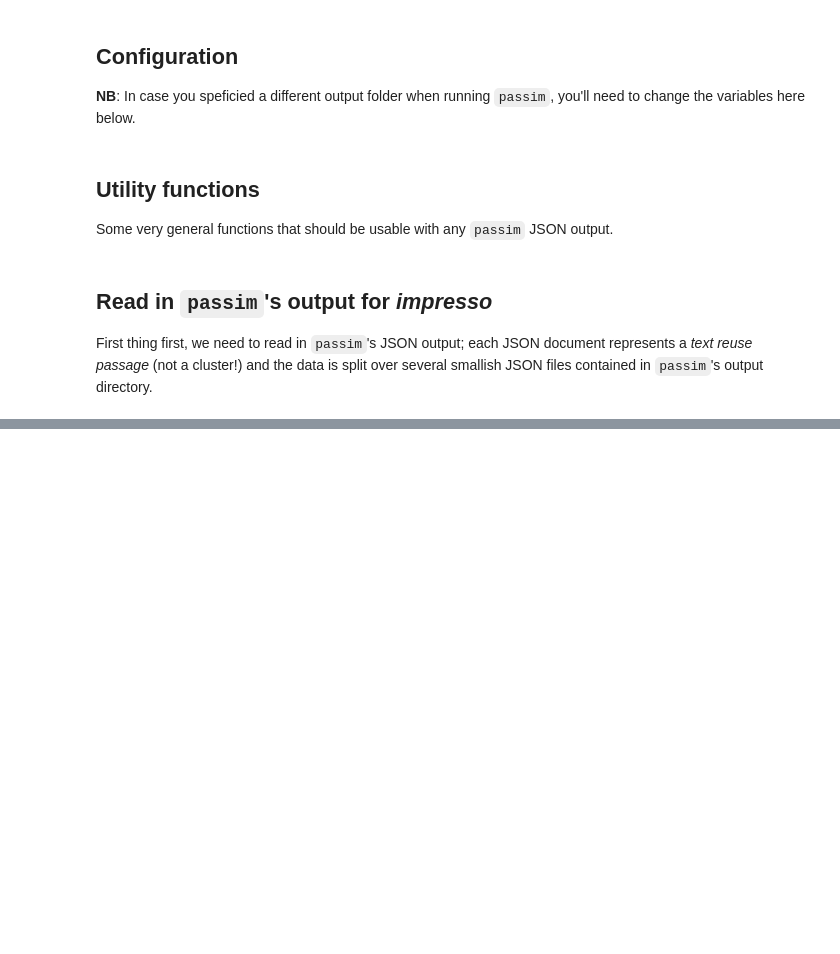
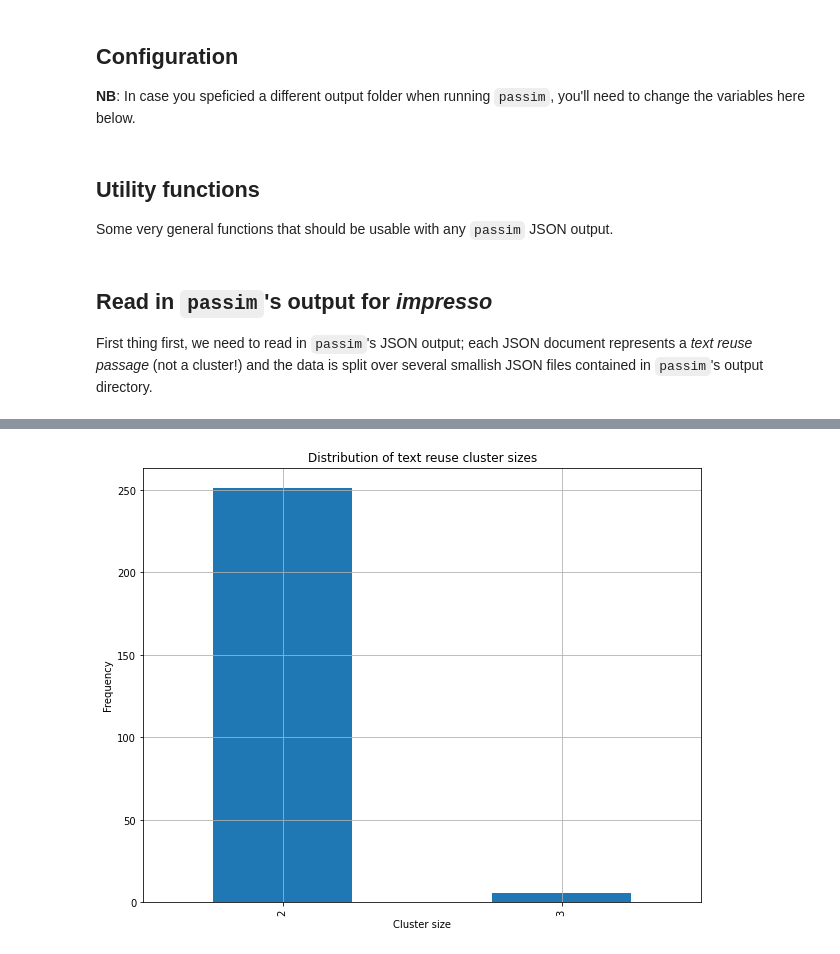
Before and after one commit to impresso/PH-passim-tutorial, a Jupyter notebook: explore-passim-output.ipynb, the cells around one changed output, grey strips where cells are left out. Saved outputs shown, nothing was run; the diff lists cells and outputs as text; code cells hidden in the pictures; blank space fills up the shorter version.

Commit message:
added passim JSON output for bible use case + updated notebook

```diff
--- a/explore-passim-output.ipynb
+++ b/explore-passim-output.ipynb
@@ -83,2 +103,4 @@ Here, for the sake of semplicity, each cluster has two bits of information (colu
 # %%
 impresso_tr_clusters = passages2clusters(impresso_tr_passages)
+# %%
+bible_tr_clusters = passages2clusters(eebo_tr_passages)
@@ -116,0 +230,13 @@ ax = impresso_tr_clusters.cluster_size.value_counts().plot(
+# %%
+%matplotlib inline
+ax = bible_tr_clusters.cluster_size.value_counts().plot(
+    kind='bar',
+    log=False, # since the distribution is not skewed, we don't need the log scale
+    grid=True,
+    figsize=(10, 8),
+    xlabel='Cluster size',
+    ylabel='Frequency',
+    title='Distribution of text reuse cluster sizes'
+)
+# %% [output]
+[figure, added]
```
Also changed, not shown: parts of 30 cells of this notebook, 37 other files.
